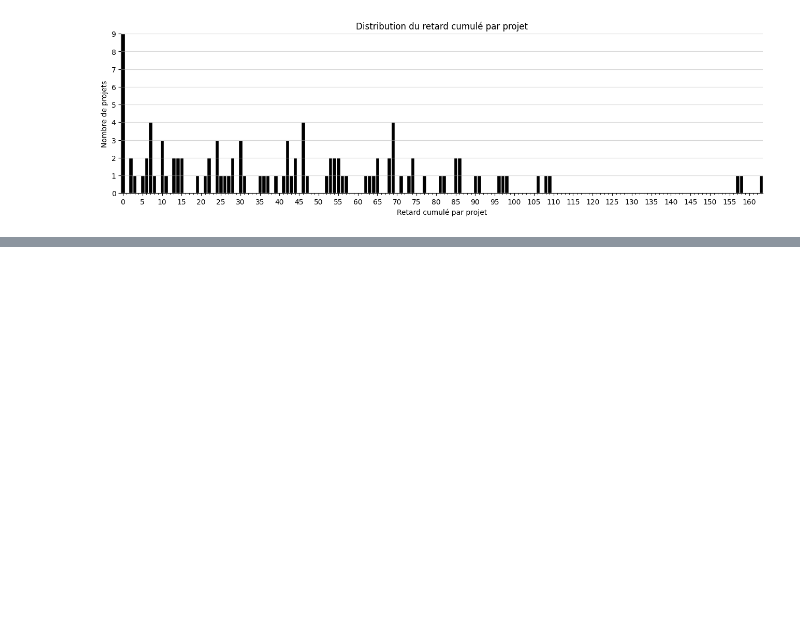
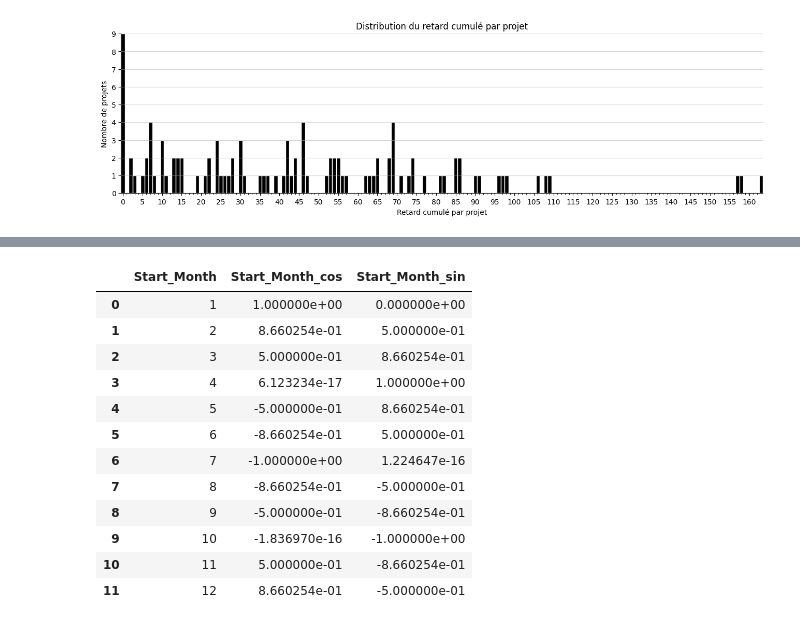
Before and after one commit to data-IA-2025/P7demo, a Jupyter notebook: P7.ipynb, the cells around one changed output, grey strips where cells are left out. Saved outputs shown, nothing was run; the diff lists cells and outputs as text; code cells hidden in the pictures; blank space fills up the shorter version.

```diff
--- a/P7.ipynb
+++ b/P7.ipynb
@@ -420,0 +423,4 @@ plt.show()
+# %%
+# Sélection des variables quantitatives
+df_data = df_merge[["Planned_Duration","Planned_Cost","Planned_Deliverables","Actual_Duration","Actual_Cost","Actual_Deliverables"]]
+df_data.info(verbose=True)
@@ -420,0 +508,18 @@ plt.show()
+# %%
+df_month_cos_sin = pd.concat([ df_merge[["Start_Month"]], df_data[["Start_Month_cos","Start_Month_sin"]] ], axis=1)
+df_month_cos_sin = df_month_cos_sin.drop_duplicates().sort_values("Start_Month").reset_index(drop=True)
+df_month_cos_sin
+# %% [output]
+|  | Start_Month | Start_Month_cos | Start_Month_sin |
+| 0 | 1 | 1.000000e+00 | 0.000000e+00 |
+| 1 | 2 | 8.660254e-01 | 5.000000e-01 |
+| 2 | 3 | 5.000000e-01 | 8.660254e-01 |
+| 3 | 4 | 6.123234e-17 | 1.000000e+00 |
+| 4 | 5 | -5.000000e-01 | 8.660254e-01 |
+| 5 | 6 | -8.660254e-01 | 5.000000e-01 |
+| 6 | 7 | -1.000000e+00 | 1.224647e-16 |
+| 7 | 8 | -8.660254e-01 | -5.000000e-01 |
+| 8 | 9 | -5.000000e-01 | -8.660254e-01 |
+| 9 | 10 | -1.836970e-16 | -1.000000e+00 |
+| 10 | 11 | 5.000000e-01 | -8.660254e-01 |
+| 11 | 12 | 8.660254e-01 | -5.000000e-01 |
```
Also changed, not shown: parts of 31 cells of this notebook.
